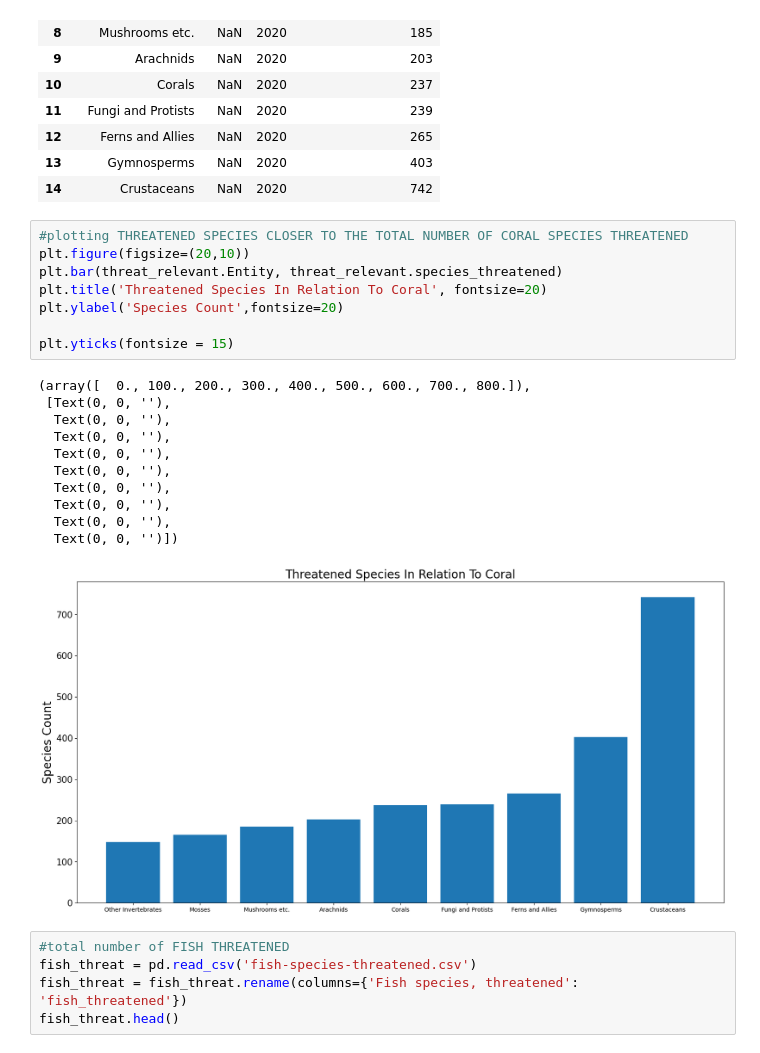
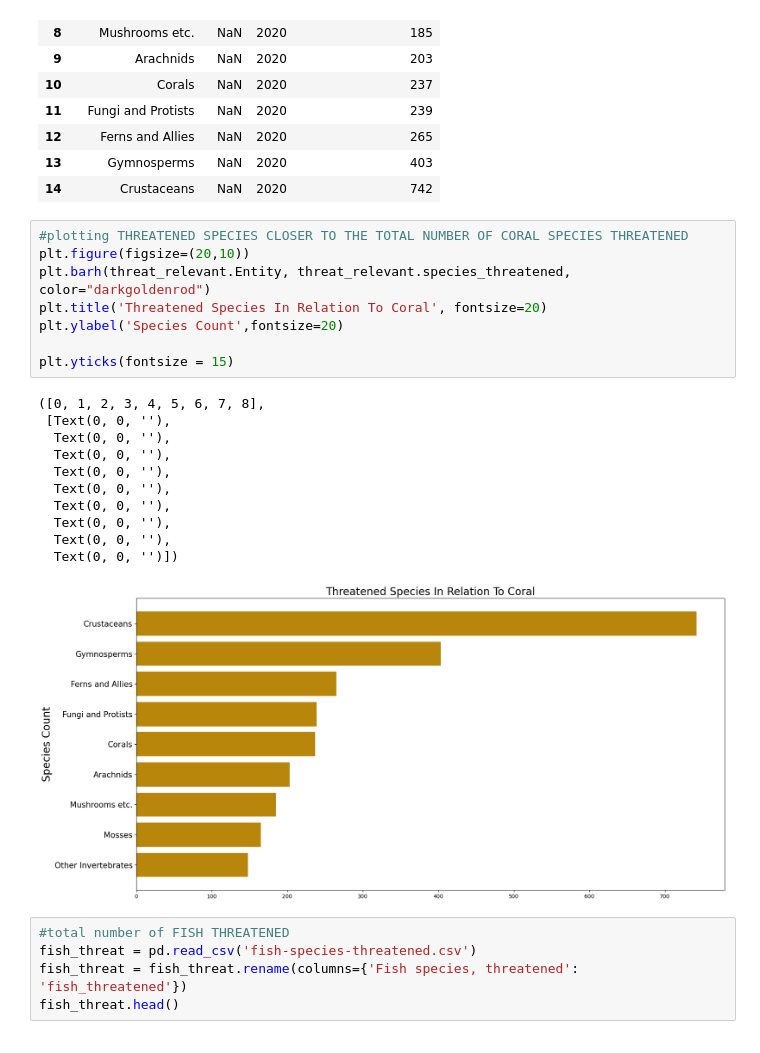
Before and after one commit to treybourgeois/nss_capstone_2021, a Jupyter notebook: data2/capstone_notebook.ipynb, the cells around one changed output. Cells and saved outputs as stored; diff of their text form.

```diff
--- a/data2/capstone_notebook.ipynb
+++ b/data2/capstone_notebook.ipynb
@@ -285,23 +288,23 @@ threat_relevant
 # %%
 #plotting THREATENED SPECIES CLOSER TO THE TOTAL NUMBER OF CORAL SPECIES THREATENED
 plt.figure(figsize=(20,10))
-plt.bar(threat_relevant.Entity, threat_relevant.species_threatened)
+plt.barh(threat_relevant.Entity, threat_relevant.species_threatened, color="darkgoldenrod")
 plt.title('Threatened Species In Relation To Coral', fontsize=20)
 plt.ylabel('Species Count',fontsize=20)
 
 plt.yticks(fontsize = 15)
 # %% [output]
-(array([  0., 100., 200., 300., 400., 500., 600., 700., 800.]),
+([0, 1, 2, 3, 4, 5, 6, 7, 8],
  [Text(0, 0, ''),
   Text(0, 0, ''),
   Text(0, 0, ''),
   Text(0, 0, ''),
   Text(0, 0, ''),
   Text(0, 0, ''),
   Text(0, 0, ''),
   Text(0, 0, ''),
   Text(0, 0, '')])
-[figure, old version]
+[figure, new version]
 # %%
 #total number of FISH THREATENED
 fish_threat = pd.read_csv('fish-species-threatened.csv')
```
Also changed, not shown: parts of 14 cells of this notebook, 2 other files.
